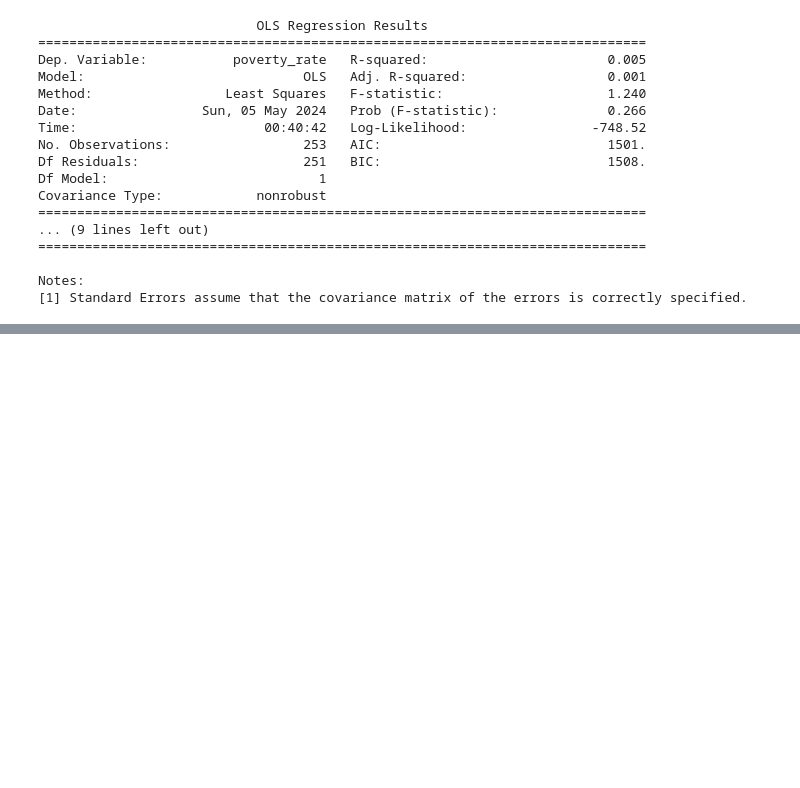
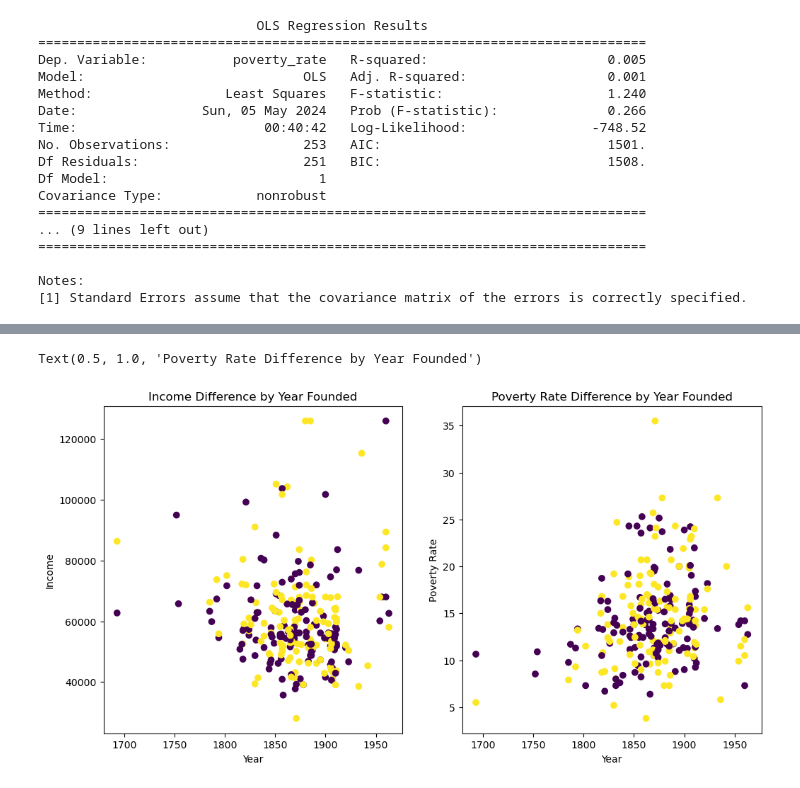
Before and after one commit to smilingssteph/FinalProjects, a Jupyter notebook: ECON 428/Non-Map Data Analysis.ipynb, the cells around one changed output, grey strips where cells are left out. Cells and saved outputs as stored; diff of their text form; code cells hidden in the pictures; blank space fills up the shorter version.

Commit message:
finished SLR analysis

```diff
--- a/ECON 428/Non-Map Data Analysis.ipynb
+++ b/ECON 428/Non-Map Data Analysis.ipynb
@@ -134,0 +177,16 @@ Notes:
+# %%
+fig, (ax1, ax2) = plt.subplots(1, 2, figsize=(12, 6))
+
+ax1.scatter(analysis_df["Year"], analysis_df["income"], c = analysis_df["Treatment"])
+ax2.scatter(analysis_df["Year"], analysis_df["poverty_rate"], c = analysis_df["Treatment"])
+
+ax1.set_xlabel('Year')
+ax1.set_ylabel('Income')
+ax1.set_title('Income Difference by Year Founded')
+
+ax2.set_xlabel('Year')
+ax2.set_ylabel('Poverty Rate')
+ax2.set_title('Poverty Rate Difference by Year Founded')
+# %% [output]
+Text(0.5, 1.0, 'Poverty Rate Difference by Year Founded')
+[figure, added]
```
Also changed, not shown: parts of 10 cells of this notebook.
